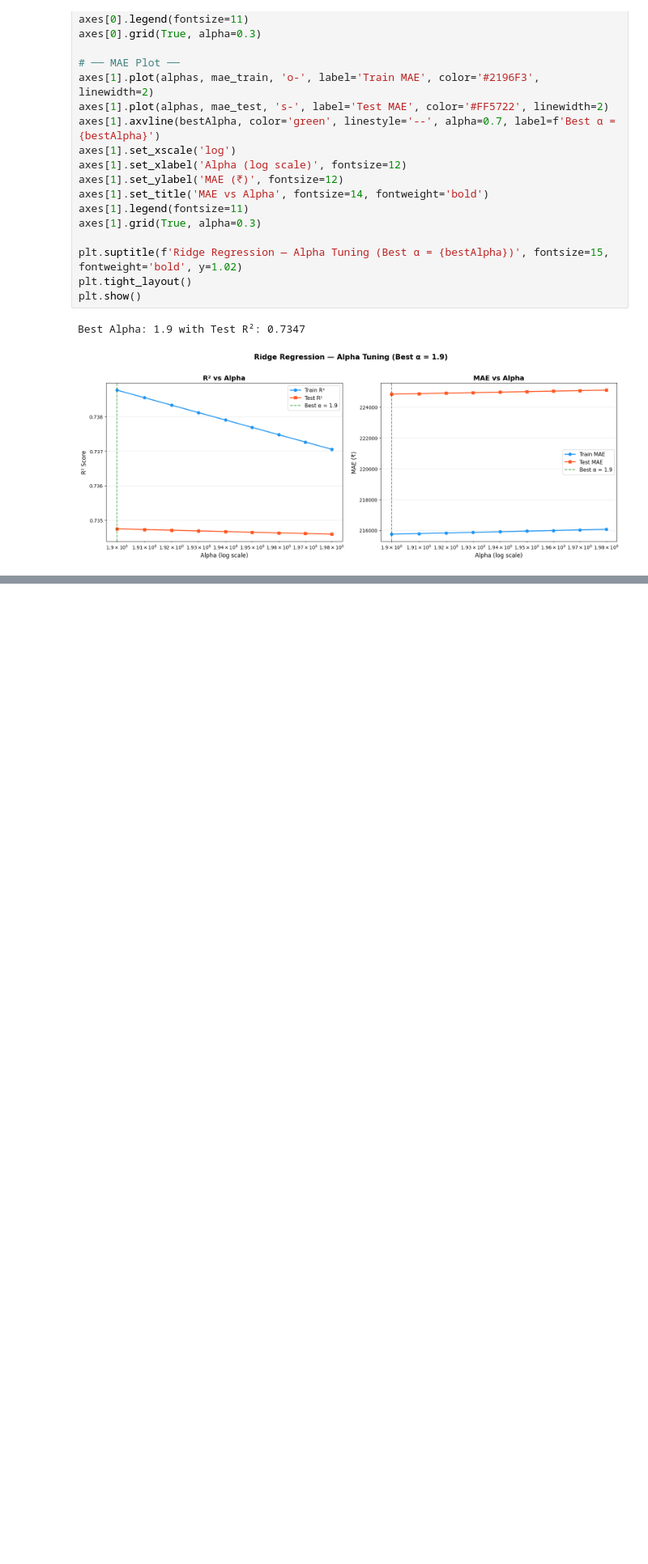
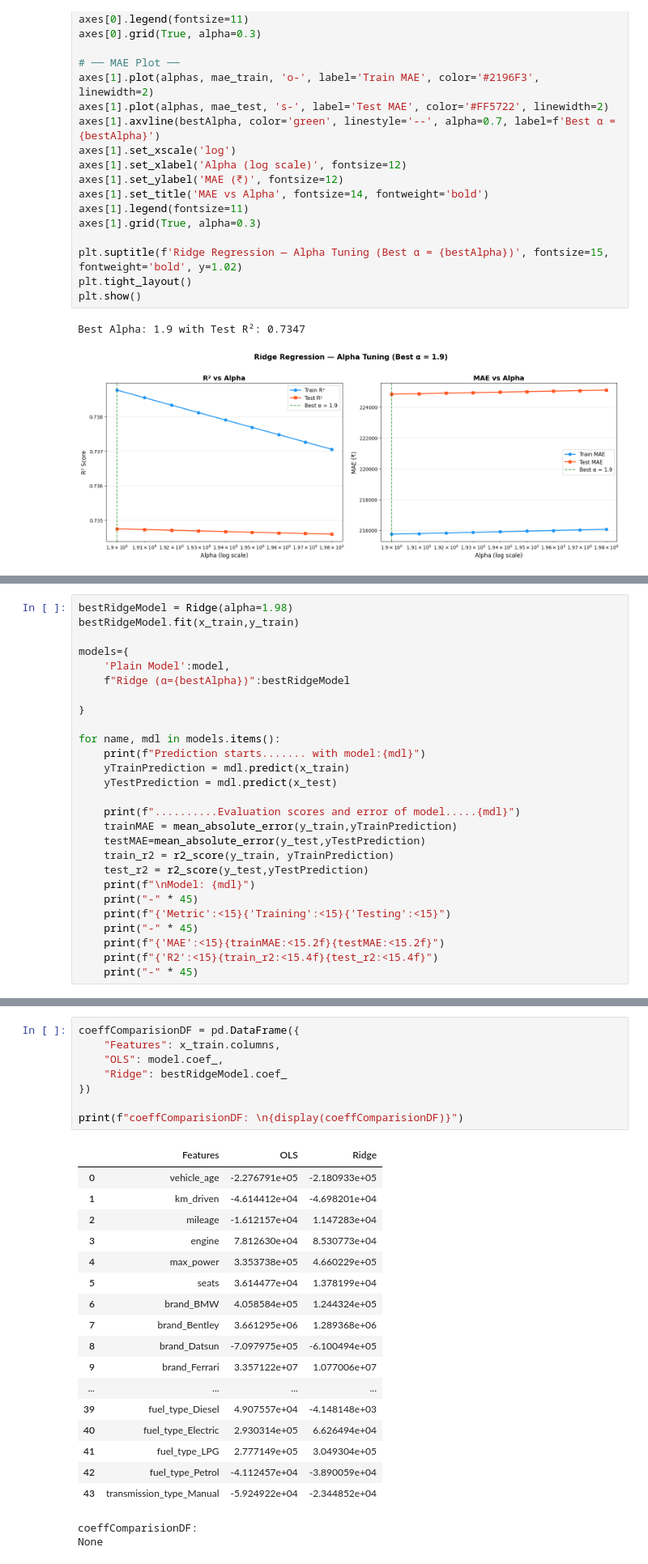
Before and after one commit to VeenaKodimala/Certificate-Program-in-AIML-IIT-Patna, a Jupyter notebook: MODULE 2 - CLASSICAL ML/Linear Regression/BuildTheModel.ipynb, the cells around one changed output, grey strips where cells are left out. Shown at 81% size. Drawn from its saved outputs; the diff is of its cells as text; blank space fills up the shorter version.

```diff
--- a/MODULE 2 - CLASSICAL ML/Linear Regression/BuildTheModel.ipynb
+++ b/MODULE 2 - CLASSICAL ML/Linear Regression/BuildTheModel.ipynb
@@ -739,0 +841,27 @@ Best Alpha: 1.9 with Test R²: 0.7347
+# %%
+bestRidgeModel = Ridge(alpha=1.98)
+bestRidgeModel.fit(x_train,y_train)
+
+models={
+    'Plain Model':model,
+    f"Ridge (α={bestAlpha})":bestRidgeModel
+
+}
+
+for name, mdl in models.items():
+    print(f"Prediction starts....... with model:{mdl}")
+    yTrainPrediction = mdl.predict(x_train)
+    yTestPrediction = mdl.predict(x_test)
+
+    print(f"..........Evaluation scores and error of model.....{mdl}")
+    trainMAE = mean_absolute_error(y_train,yTrainPrediction)
+    testMAE=mean_absolute_error(y_test,yTestPrediction)
+    train_r2 = r2_score(y_train, yTrainPrediction)
+    test_r2 = r2_score(y_test,yTestPrediction)
+    print(f"\nModel: {mdl}")
+    print("-" * 45)
+    print(f"{'Metric':<15}{'Training':<15}{'Testing':<15}")
+    print("-" * 45)
+    print(f"{'MAE':<15}{trainMAE:<15.2f}{testMAE:<15.2f}")
+    print(f"{'R2':<15}{train_r2:<15.4f}{test_r2:<15.4f}")
+    print("-" * 45)
@@ -739,0 +889,28 @@ Best Alpha: 1.9 with Test R²: 0.7347
+# %%
+coeffComparisionDF = pd.DataFrame({
+    "Features": x_train.columns,
+    "OLS": model.coef_,
+    "Ridge": bestRidgeModel.coef_
+})
+
+print(f"coeffComparisionDF: \n{display(coeffComparisionDF)}")
+# %% [output]
+|  | Features | OLS | Ridge |
+| 0 | vehicle_age | -2.276791e+05 | -2.180933e+05 |
+| 1 | km_driven | -4.614412e+04 | -4.698201e+04 |
+| 2 | mileage | -1.612157e+04 | 1.147283e+04 |
+| 3 | engine | 7.812630e+04 | 8.530773e+04 |
+| 4 | max_power | 3.353738e+05 | 4.660229e+05 |
+| 5 | seats | 3.614477e+04 | 1.378199e+04 |
+| 6 | brand_BMW | 4.058584e+05 | 1.244324e+05 |
+| 7 | brand_Bentley | 3.661295e+06 | 1.289368e+06 |
+| 8 | brand_Datsun | -7.097975e+05 | -6.100494e+05 |
+| 9 | brand_Ferrari | 3.357122e+07 | 1.077006e+07 |
+| ... | ... | ... | ... |
+| 39 | fuel_type_Diesel | 4.907557e+04 | -4.148148e+03 |
+| 40 | fuel_type_Electric | 2.930314e+05 | 6.626494e+04 |
+| 41 | fuel_type_LPG | 2.777149e+05 | 3.049304e+05 |
+| 42 | fuel_type_Petrol | -4.112457e+04 | -3.890059e+04 |
+| 43 | transmission_type_Manual | -5.924922e+04 | -2.344852e+04 |
+coeffComparisionDF:
+None
```
Also changed, not shown: parts of 15 cells of this notebook.
